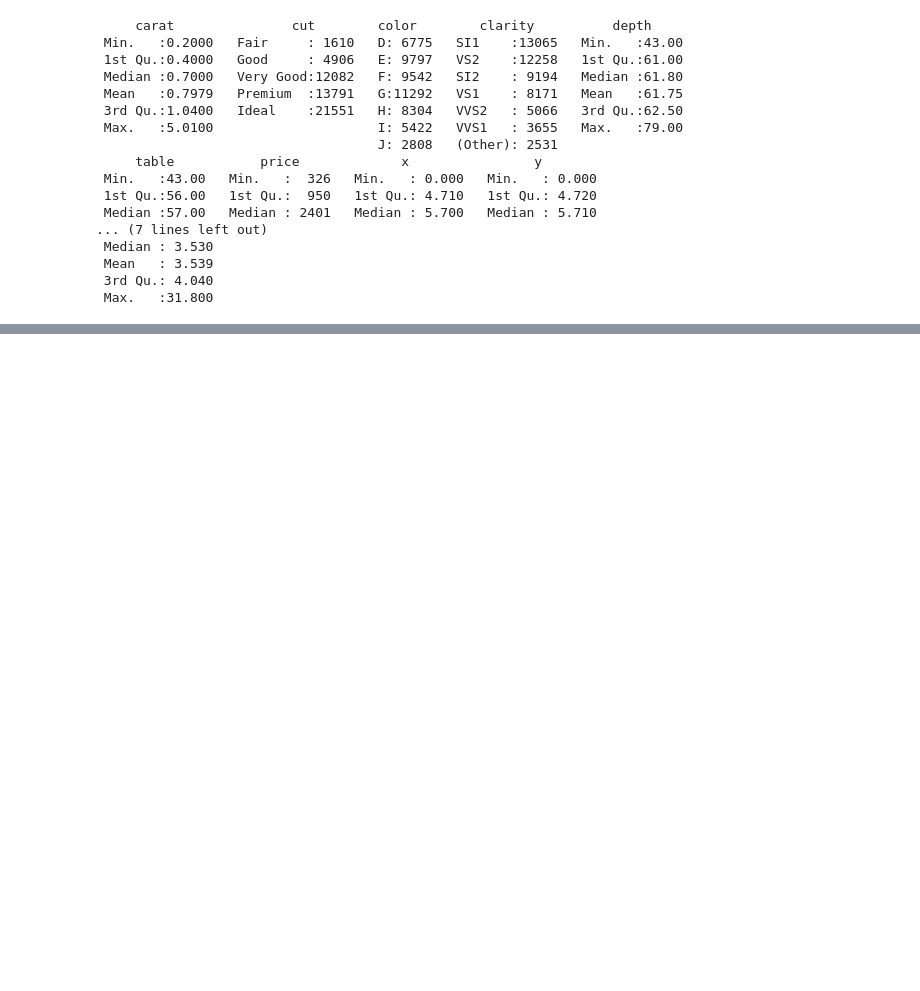
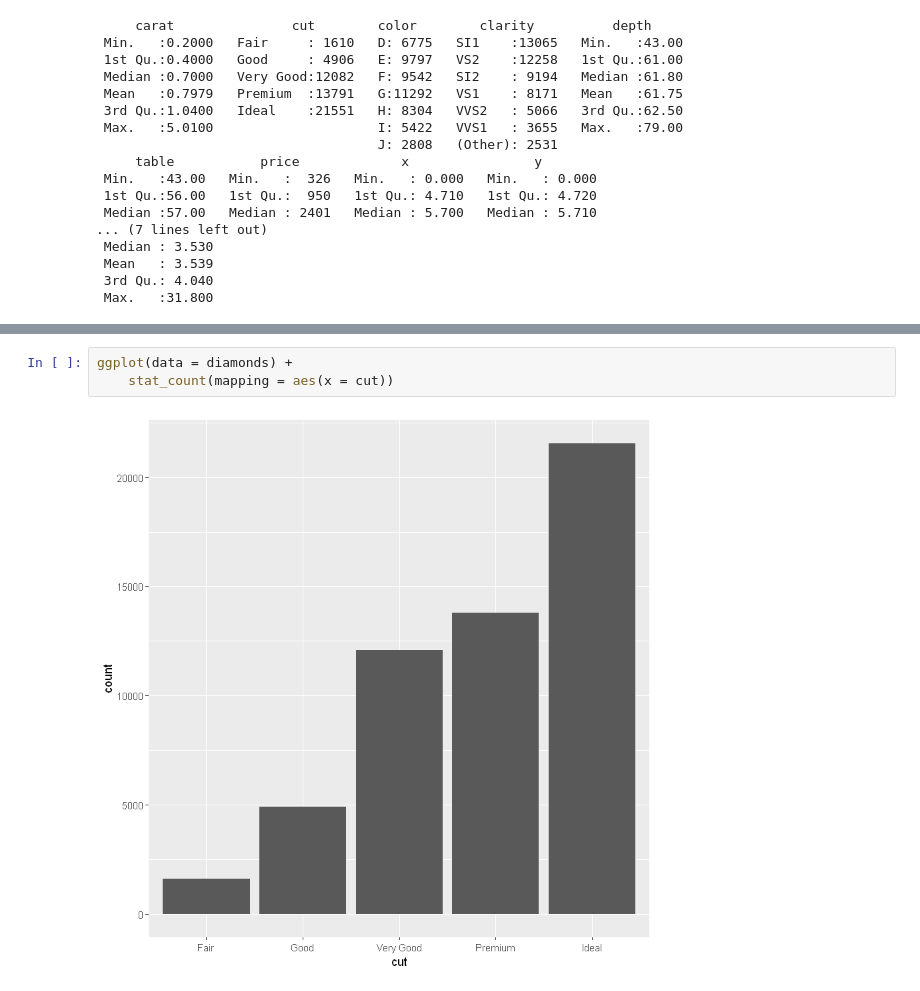
Before and after one commit to Ismael-Haque/r-tutorial, a Jupyter notebook: ggplot_Tut.ipynb, the cells around one changed output, grey strips where cells are left out. Saved outputs shown, nothing was run; the diff lists cells and outputs as text; blank space fills up the shorter version.

```diff
--- a/ggplot_Tut.ipynb
+++ b/ggplot_Tut.ipynb
@@ -365,0 +373,5 @@ summary(diamonds)
+# %%
+ggplot(data = diamonds) +
+    stat_count(mapping = aes(x = cut))
+# %% [output]
+[figure, added]
```
Also changed, not shown: parts of 21 cells of this notebook.
